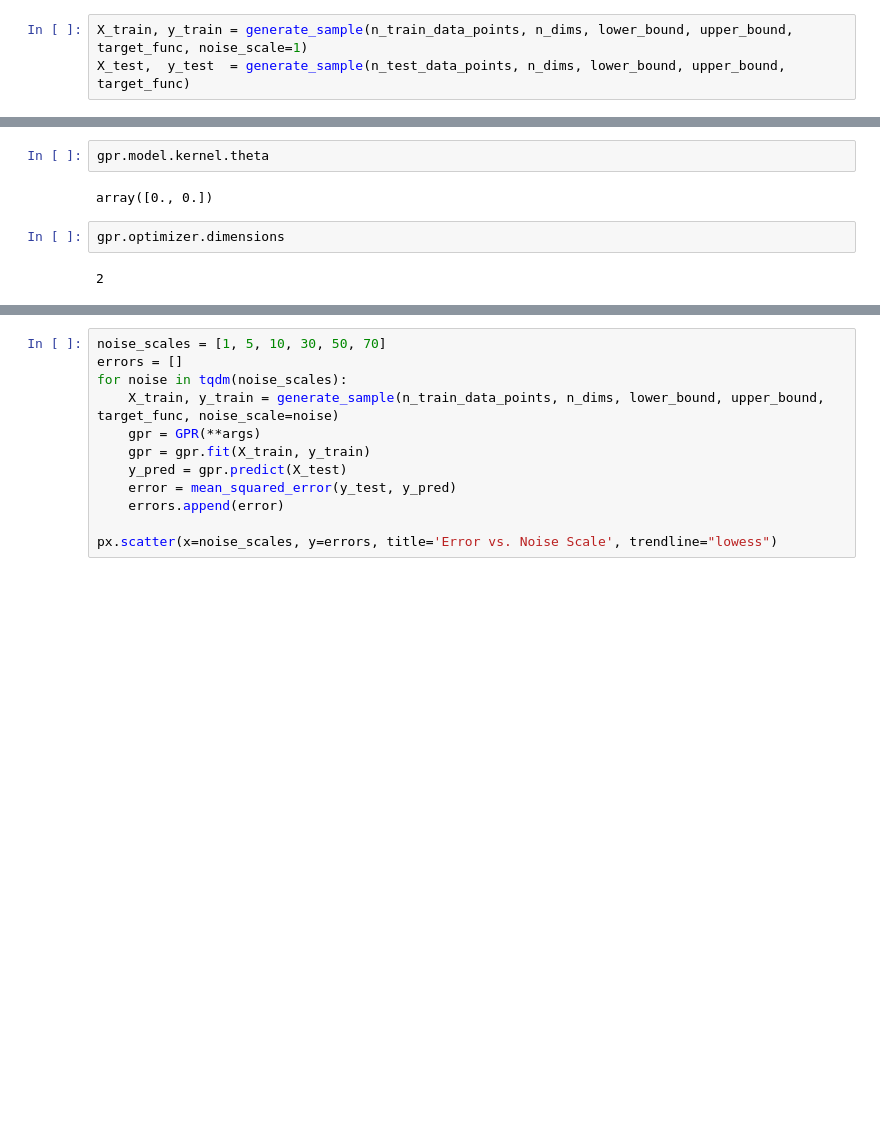
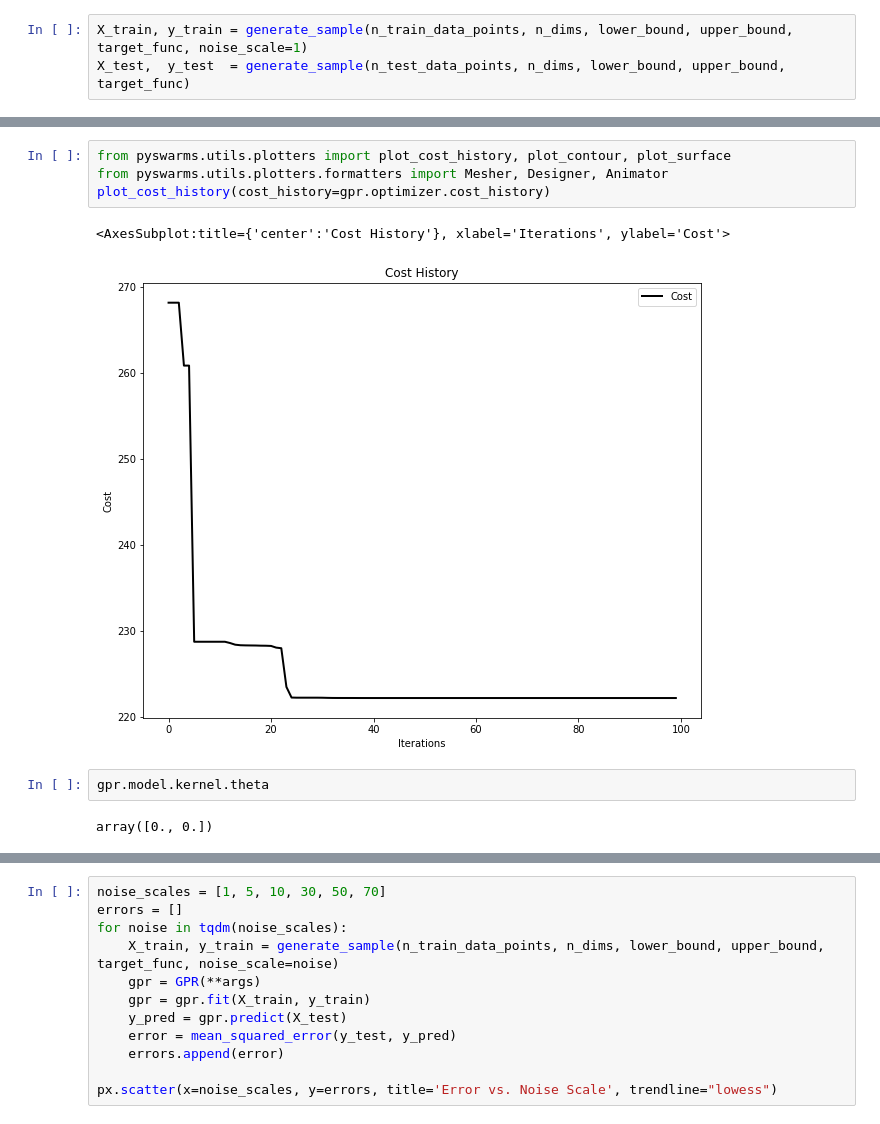
Before and after one commit to PascalKnoll/Investigation-of-Particle-Swarm-Optimization, a Jupyter notebook: AOT_Notebook.ipynb, the cells around one changed output, grey strips where cells are left out. Saved outputs shown, nothing was run; the diff lists cells and outputs as text; blank space fills up the shorter version.

```diff
--- a/AOT_Notebook.ipynb
+++ b/AOT_Notebook.ipynb
@@ -46,8 +50,11 @@ gpr = GPR(**args)
+# %%
+from pyswarms.utils.plotters import plot_cost_history, plot_contour, plot_surface
+from pyswarms.utils.plotters.formatters import Mesher, Designer, Animator
+plot_cost_history(cost_history=gpr.optimizer.cost_history)
+# %% [output]
+<AxesSubplot:title={'center':'Cost History'}, xlabel='Iterations', ylabel='Cost'>
+[figure, added]
 # %%
 gpr.model.kernel.theta
 # %% [output]
 array([0., 0.])
-# %%
-gpr.optimizer.dimensions
-# %% [output]
-2
```
Also changed, not shown: parts of 15 cells of this notebook, 1 other file.
